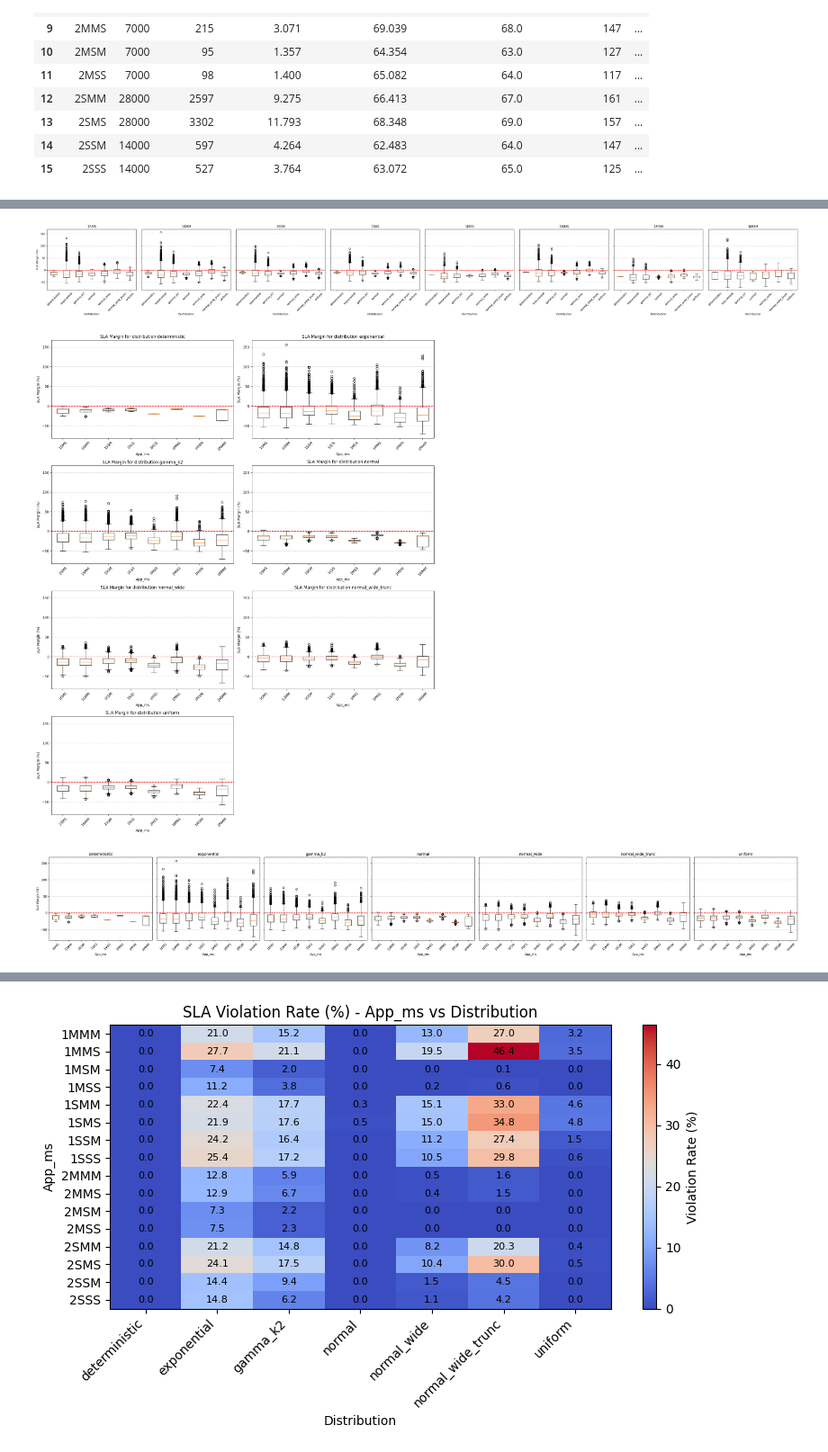
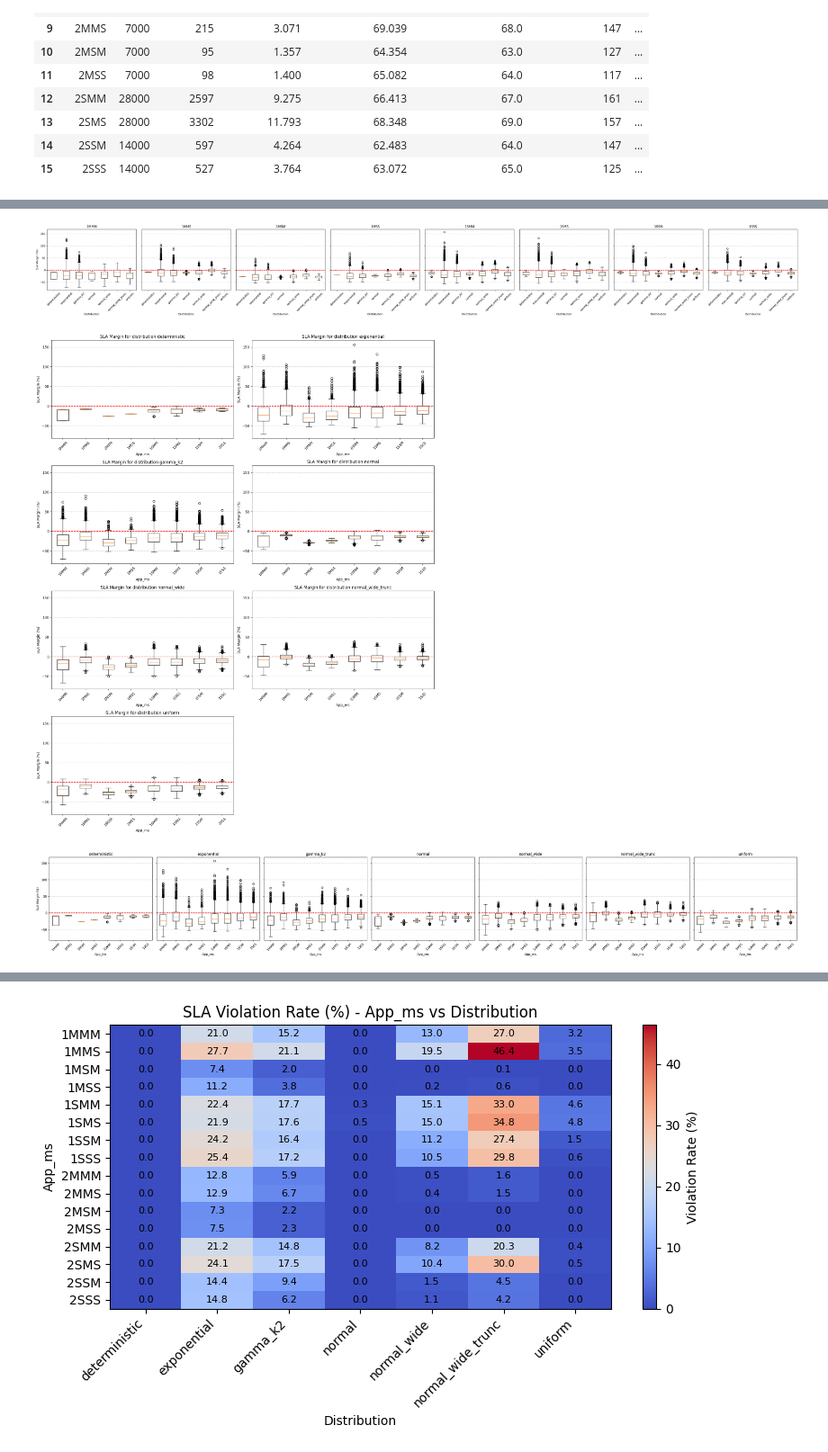
Before and after one commit to Damiano-Gilodi/EdgeSimPy, a Jupyter notebook: analysis/01_analysis_sla_worst_case.ipynb, the cells around one changed output, grey strips where cells are left out. Shown at 90% size. Drawn from its saved outputs; the diff is of its cells as text; code cells hidden in the pictures.

```diff
--- a/analysis/01_analysis_sla_worst_case.ipynb
+++ b/analysis/01_analysis_sla_worst_case.ipynb
@@ -165,3 +167,6 @@ app_summary
 | 13 | 2SMS | 28000 | 3302 | 11.793 | 68.348 | 69.0 | 157 | ... |
 | 14 | 2SSM | 14000 | 597 | 4.264 | 62.483 | 64.0 | 147 | ... |
 | 15 | 2SSS | 14000 | 527 | 3.764 | 63.072 | 65.0 | 125 | ... |
+# %%
+app_group_summary = build_sla_summary(df, 'App_group')
+app_group_summary
@@ -236,7 +281,7 @@ plt.show()
 # %%
 categories = sorted(df['Distribution'].dropna().unique())
 
-apps_to_plot = df['App_ms'].dropna().unique()
+apps_to_plot = sorted(df['App_ms'].dropna().unique())
 apps_starting_with_1 = [app for app in apps_to_plot if str(app).startswith('1')]
 
 num_apps = len(apps_starting_with_1)
@@ -247,14 +292,7 @@ nrows = (num_apps + 1) // 2
 fig, axes = plt.subplots(nrows=nrows, ncols=ncols, figsize=(16, nrows * 5))
 axes = axes.flatten()
 
-y_min = df['SLA_Margin_Perc'].min()
-y_max = df['SLA_Margin_Perc'].max()
-
-y_range = y_max - y_min
-padding = y_range * 0.05
-
-y_lower = y_min - padding
-y_upper = y_max + padding
+y_lower, y_upper = get_padded_ylim(df['SLA_Margin_Perc'])
 
 for i, app in enumerate(apps_starting_with_1):
     ax = axes[i]
@@ -288,7 +326,7 @@ plt.show()
 # %%
 categories = sorted(df['Distribution'].dropna().unique())
 
-apps_to_plot = df['App_ms'].dropna().unique()
+apps_to_plot = sorted(df['App_ms'].dropna().unique())
 apps_starting_with_1 = [app for app in apps_to_plot if str(app).startswith('1')]
 
 num_apps = len(apps_starting_with_1)
@@ -298,14 +336,7 @@ fig, axes = plt.subplots(1, num_apps, sharey=True, figsize=(5 * num_apps, 5))
 if num_apps == 1:
     axes = [axes]
 
-y_min = df['SLA_Margin_Perc'].min()
-y_max = df['SLA_Margin_Perc'].max()
-
-y_range = y_max - y_min
-padding = y_range * 0.05
-
-y_lower = y_min - padding
-y_upper = y_max + padding
+y_lower, y_upper = get_padded_ylim(df['SLA_Margin_Perc'])
 
 for i, app in enumerate(apps_starting_with_1):
     ax = axes[i]
@@ -335,11 +366,11 @@ for i, app in enumerate(apps_starting_with_1):
 plt.tight_layout()
 plt.show()
 # %% [output]
-[figure, old version]
+[figure, new version]
 # %%
 distributions = sorted(df['Distribution'].dropna().unique())
 
-apps_to_plot = df['App_ms'].unique()
+apps_to_plot = sorted(df['App_ms'].dropna().unique())
 apps_starting_with_1 = [app for app in apps_to_plot if str(app).startswith('1')]
 
 num_dist = len(distributions)
@@ -353,45 +384,41 @@ axes = axes.flatten()
 y_min = df['SLA_Margin_Perc'].min()
 y_max = df['SLA_Margin_Perc'].max()
 
-y_range = y_max - y_min
-padding = y_range * 0.05
-
-y_lower = y_min - padding
-y_upper = y_max + padding
+y_lower, y_upper = get_padded_ylim(df['SLA_Margin_Perc'])
 
 for i, dist in enumerate(distributions):
     ax = axes[i]
     df_dist = df[df['Distribution'] == dist]
 
     data = []
     labels = []
 
     for app in apps_starting_with_1:
         subset = df_dist.loc[df_dist['App_ms'] == app, 'SLA_Margin_Perc'].dropna()
         if len(subset) > 0:
             data.append(subset)
             labels.append(app)
 
     ax.boxplot(data, tick_labels=labels)#, showfliers=False)
     ax.axhline(0, linestyle='--', color='red')
     ax.set_ylim(y_lower, y_upper)
     ax.grid(axis='y', linestyle='--', alpha=0.7)
     ax.set_title(f'SLA Margin for distribution {dist}')
     ax.set_xlabel('App_ms')
     ax.set_ylabel('SLA Margin (%)')
     ax.tick_params(axis='x', rotation=45)
 
 for j in range(i + 1, len(axes)):
     fig.delaxes(axes[j])
 
 plt.tight_layout()
 plt.show()
 # %% [output]
-[figure, old version]
+[figure, new version]
 # %%
 distributions = sorted(df['Distribution'].dropna().unique())
 
-apps_to_plot = df['App_ms'].unique()
+apps_to_plot = sorted(df['App_ms'].dropna().unique())
 apps_starting_with_1 = [app for app in apps_to_plot if str(app).startswith('1')]
 
 num_dist = len(distributions)
@@ -401,14 +428,7 @@ fig, axes = plt.subplots(1, num_dist, sharey=True, figsize=(5 * num_dist, 5))
 if num_dist == 1:
     axes = [axes]
 
-y_min = df['SLA_Margin_Perc'].min()
-y_max = df['SLA_Margin_Perc'].max()
-
-y_range = y_max - y_min
-padding = y_range * 0.05
-
-y_lower = y_min - padding
-y_upper = y_max + padding
+y_lower, y_upper = get_padded_ylim(df['SLA_Margin_Perc'])
 
 for i, dist in enumerate(distributions):
     ax = axes[i]
@@ -438,4 +458,4 @@ for i, dist in enumerate(distributions):
 plt.tight_layout()
 plt.show()
 # %% [output]
-[figure, old version]
+[figure, new version]
```
Also changed, not shown: parts of 17 cells of this notebook, 1 other file.
